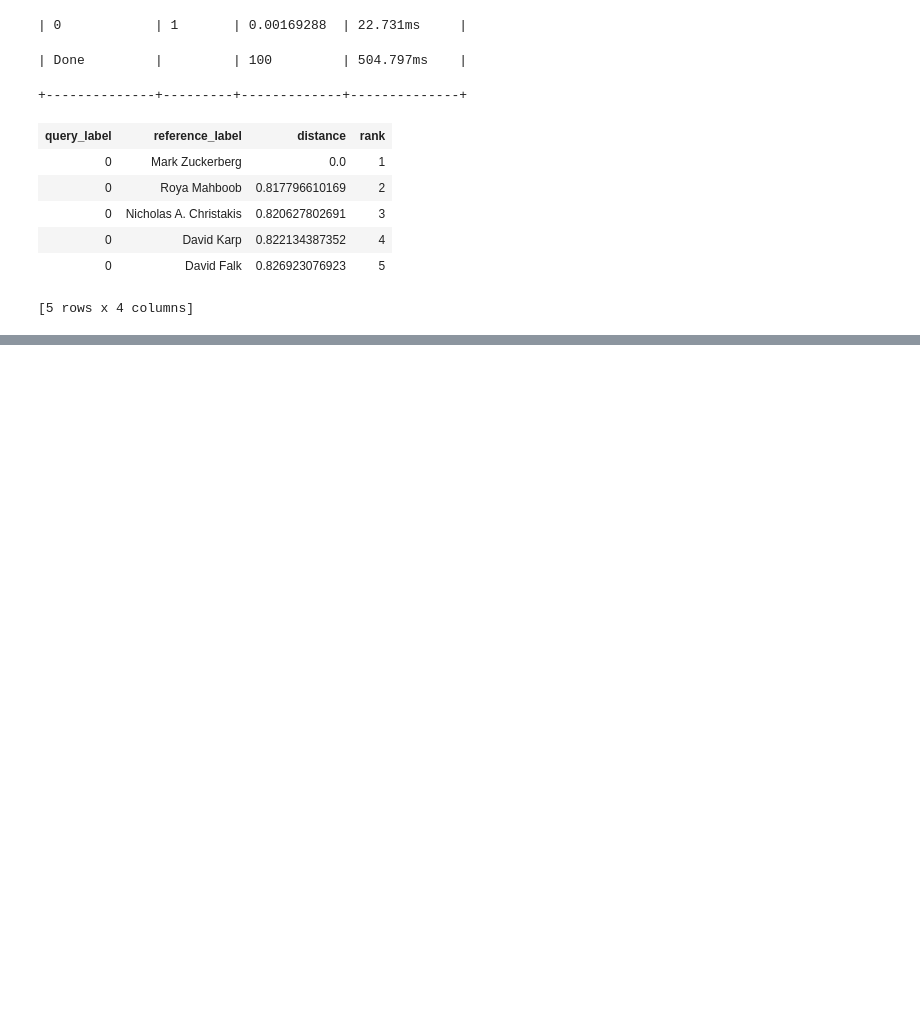
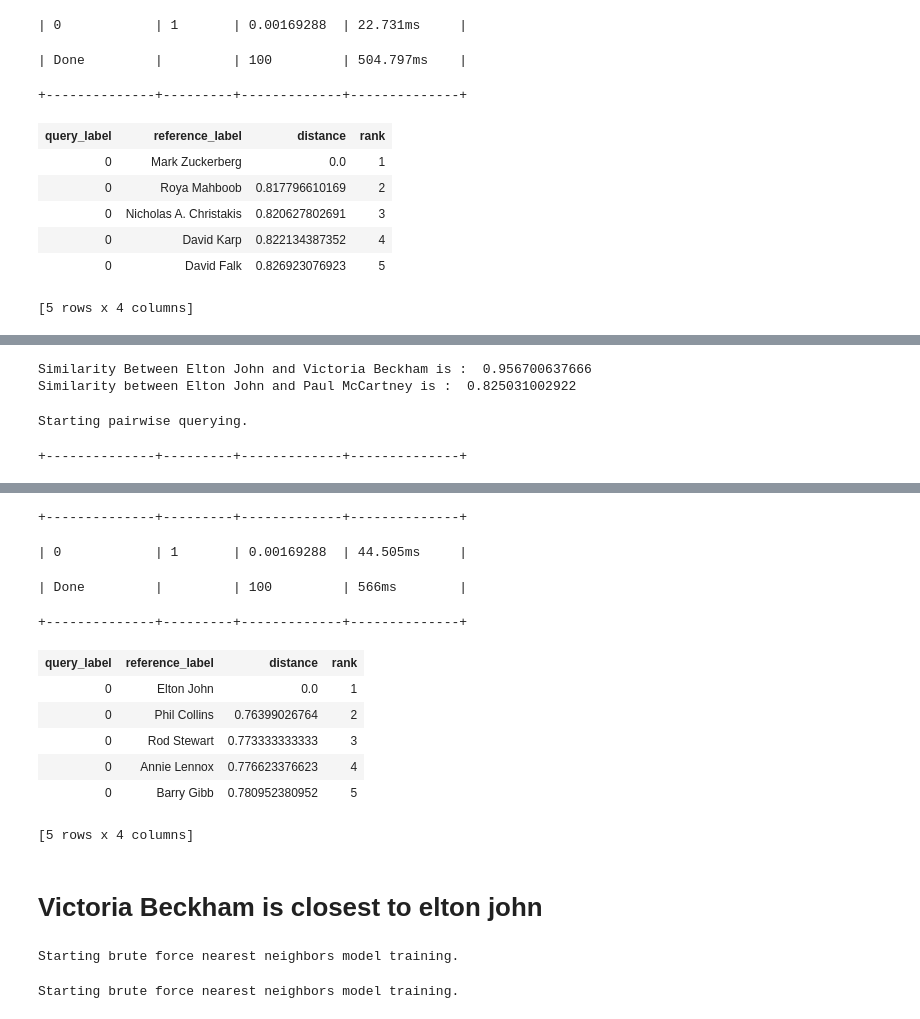
Before and after one commit to thesharpshooter/b, a Jupyter notebook: Week 4/Untitled.ipynb, the cells around one changed output, grey strips where cells are left out. Cells and saved outputs as stored; diff of their text form; code cells hidden in the pictures; blank space fills up the shorter version.

```diff
--- a/Week 4/Untitled.ipynb
+++ b/Week 4/Untitled.ipynb
@@ -669,3 +669,6 @@ Starting pairwise querying.
 | 0 | David Karp | 0.822134387352 | 4 |
 | 0 | David Falk | 0.826923076923 | 5 |
 [5 rows x 4 columns]
+# %%
+elton = people[people['name'] == 'Elton John']
+print elton
@@ -671,0 +722,13 @@ Starting pairwise querying.
+# %%
+victoria = people[people['name'] == "Victoria Beckham"]
+paul = people[people['name'] == 'Paul McCartney']
+print "Similarity Between Elton John and Victoria Beckham is : ",gl.distances.cosine(victoria['tf_idf'][0],elton['tf_idf'][0])
+print "Similarity between Elton John and Paul McCartney is : ", gl.distances.cosine(paul['tf_idf'][0],elton['tf_idf'][0])
+# %% [output]
+Similarity Between Elton John and Victoria Beckham is :  0.956700637666
+Similarity between Elton John and Paul McCartney is :  0.825031002922
+# %%
+knn_model.query(elton)
+# %% [output]
+Starting pairwise querying.
++--------------+---------+-------------+--------------+
@@ -671,0 +736,19 @@ Starting pairwise querying.
++--------------+---------+-------------+--------------+
+| 0            | 1       | 0.00169288  | 44.505ms     |
+| Done         |         | 100         | 566ms        |
++--------------+---------+-------------+--------------+
+| query_label | reference_label | distance | rank |
+| 0 | Elton John | 0.0 | 1 |
+| 0 | Phil Collins | 0.76399026764 | 2 |
+| 0 | Rod Stewart | 0.773333333333 | 3 |
+| 0 | Annie Lennox | 0.776623376623 | 4 |
+| 0 | Barry Gibb | 0.780952380952 | 5 |
+[5 rows x 4 columns]
+# %% [markdown]
+# Victoria Beckham is closest to elton john
+# %%
+knn_model_tfidc_cosine = gl.nearest_neighbors.create(people,features=['tf_idf'],label='name',distance='cosine')
+knn_model_wordcount_cosine = gl.nearest_neighbors.create(people,features=['word_count'],label='name',distance='cosine')
+# %% [output]
+Starting brute force nearest neighbors model training.
+Starting brute force nearest neighbors model training.
```
Also changed, not shown: parts of 11 cells of this notebook.
